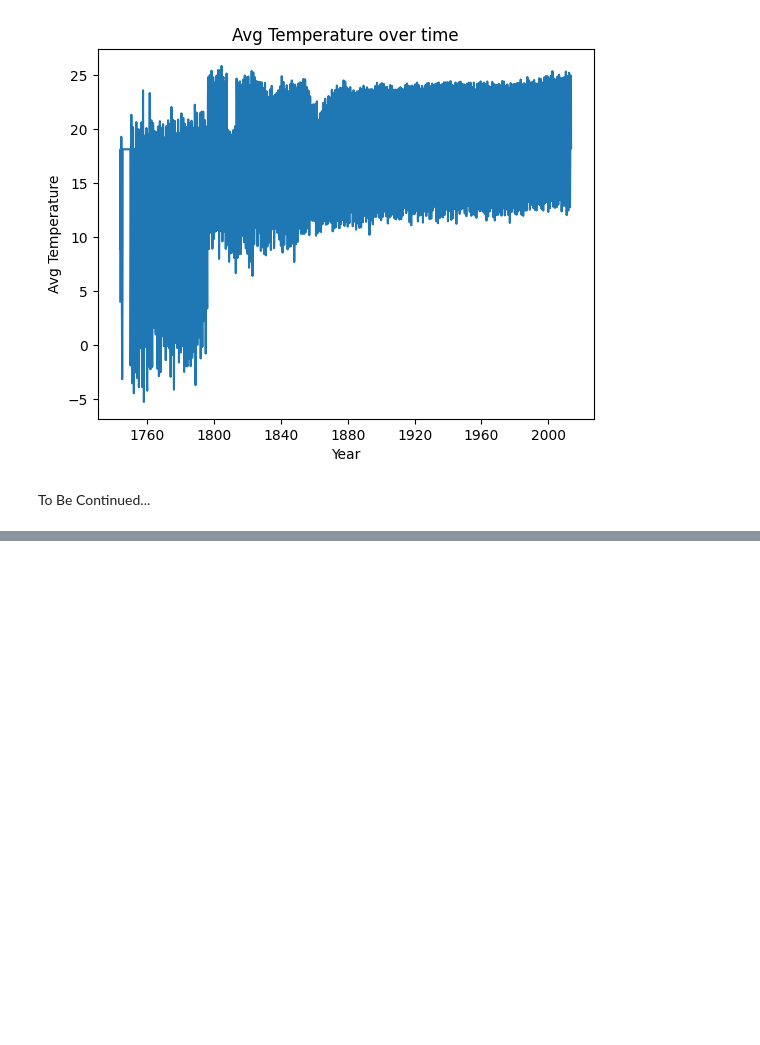
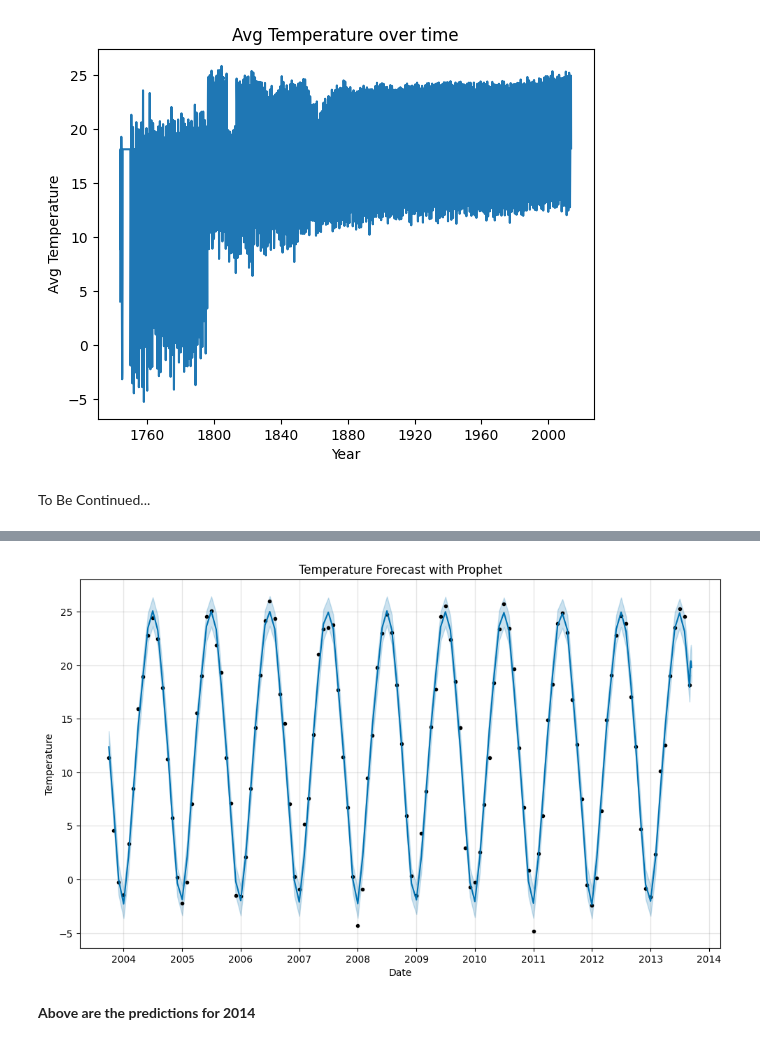
Before and after one commit to shivank124/Kaggle, a Jupyter notebook: global-temperature-records-1850-2022.ipynb, the cells around one changed output, grey strips where cells are left out. Saved outputs shown, nothing was run; the diff lists cells and outputs as text; code cells hidden in the pictures; blank space fills up the shorter version.

Commit message:
Kaggle Notebook | Global Temperature Records(1850-2013) | Version 5

```diff
--- a/global-temperature-records-1850-2022.ipynb
+++ b/global-temperature-records-1850-2022.ipynb
@@ -210,0 +270,3 @@ To Be Continued...
+# %%
+df2 = df1.tail(120).reset_index(drop=True)
+df2
@@ -210,0 +287,3 @@ To Be Continued...
+# %%
+model = Prophet()
+model.fit(df2)
@@ -210,0 +294,14 @@ To Be Continued...
+# %%
+future = model.make_future_dataframe(periods=12)
+# %%
+forecast = model.predict(future)
+# %%
+fig = model.plot(forecast)
+plt.title('Temperature Forecast with Prophet')
+plt.xlabel('Date')
+plt.ylabel('Temperature')
+plt.show()
+# %% [output]
+[figure, added]
+# %% [markdown]
+****Above are the predictions for 2014****
```
Also changed, not shown: parts of 8 cells of this notebook.
